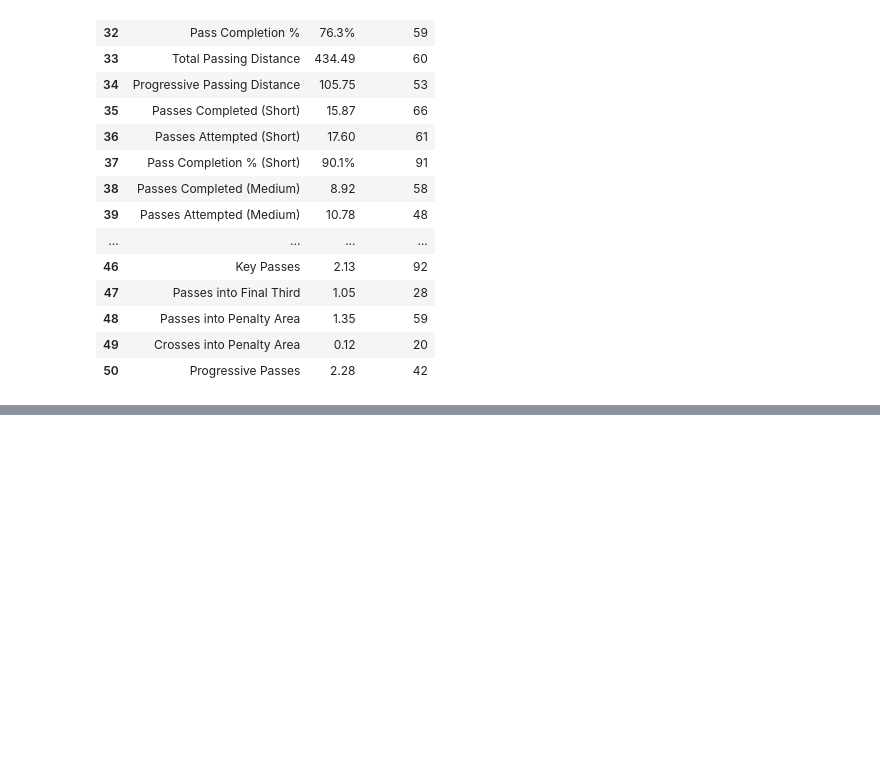
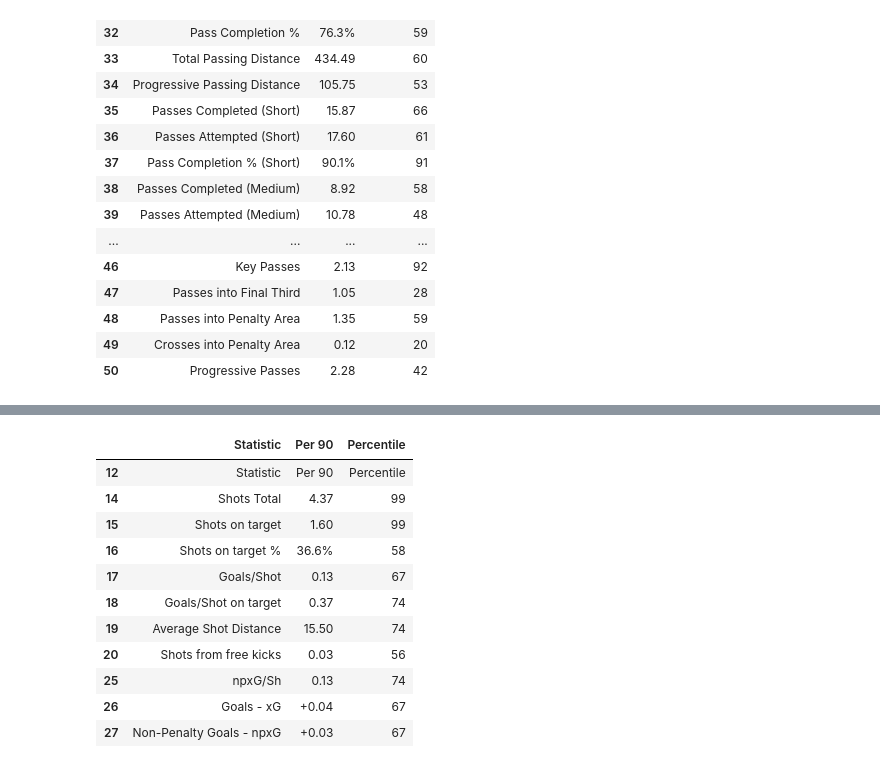
Before and after one commit to gautam7-github/FbRef-Son-v-Salah, a Jupyter notebook: clean.ipynb, the cells around one changed output, grey strips where cells are left out. Drawn from its saved outputs; the diff is of its cells as text; code cells hidden in the pictures; blank space fills up the shorter version.

```diff
--- a/clean.ipynb
+++ b/clean.ipynb
@@ -84,0 +150,17 @@ sonPassing
+# %%
+salahShooting = salahFP.loc[12:27]
+salahShooting.to_csv("./salah/salah_shooting.csv",index=False,header=False)
+salahShooting
+# %% [output]
+|  | Statistic | Per 90 | Percentile |
+| 12 | Statistic | Per 90 | Percentile |
+| 14 | Shots Total | 4.37 | 99 |
+| 15 | Shots on target | 1.60 | 99 |
+| 16 | Shots on target % | 36.6% | 58 |
+| 17 | Goals/Shot | 0.13 | 67 |
+| 18 | Goals/Shot on target | 0.37 | 74 |
+| 19 | Average Shot Distance | 15.50 | 74 |
+| 20 | Shots from free kicks | 0.03 | 56 |
+| 25 | npxG/Sh | 0.13 | 74 |
+| 26 | Goals - xG | +0.04 | 67 |
+| 27 | Non-Penalty Goals - npxG | +0.03 | 67 |
```
Also changed, not shown: parts of 10 cells of this notebook, 10 other files.
